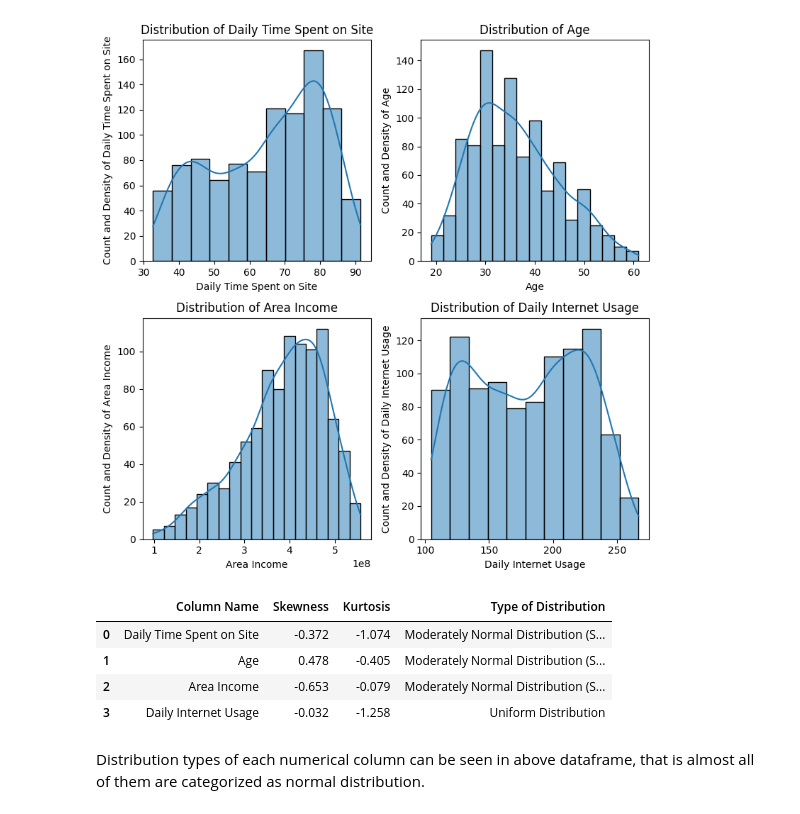
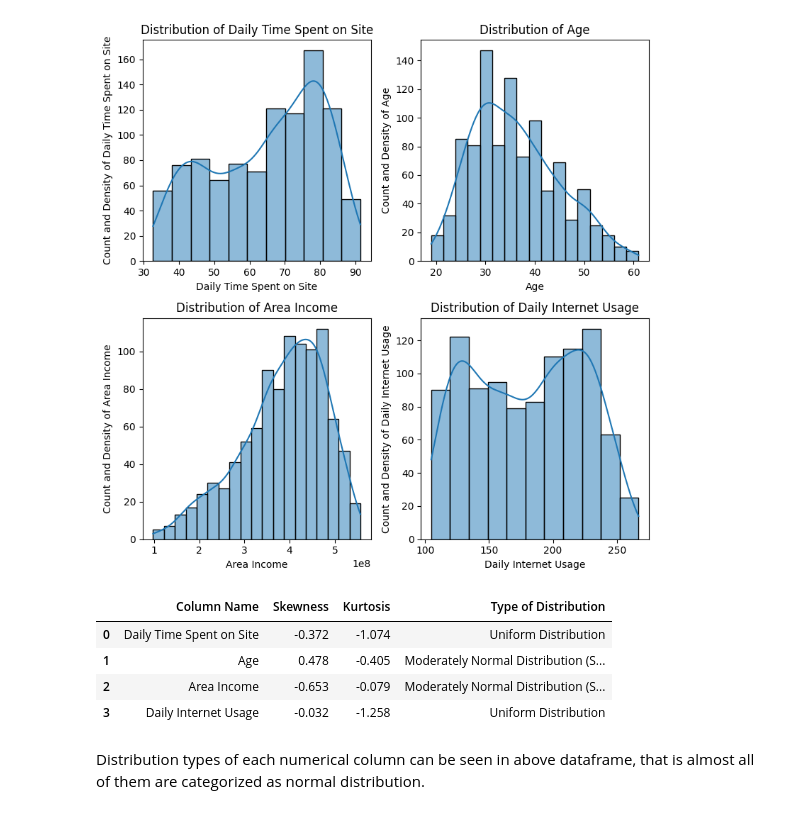
Before and after one commit to mcikalmerdeka/Predict-Customer-Clicked-Ads-Classification-By-Using-Machine-Learning, a Jupyter notebook: Clicked Ads Classification.ipynb, the cells around one changed output. Cells and saved outputs as stored; diff of their text form; code cells hidden in the pictures.

```diff
--- a/Clicked Ads Classification.ipynb
+++ b/Clicked Ads Classification.ipynb
@@ -377,35 +290,35 @@ for column in nums_cols :
         elif -0.5 >= skew_val > -1:
             skew_type = "Moderately Negatively Skewed"
         else :
             skew_type = "Moderately Normal Distribution (Symmetric)"
     else:
         skew_type = "Positively Skewed"
         if skew_val >= 1:
             skew_type = "Highly Positively Skewed"
         elif 0.5 <= skew_val < 1:
             skew_type = "Moderately Positively Skewed"
         else :
             skew_type = "Moderately Normal Distribution (Symmetric)"
 
     skew_type_list.append(skew_type)
     skew_val_list.append(skew_val)
     kurtosis_val_list.append(kurtosis_val)
 
 dist = pd.DataFrame({
     "Column Name":nums_cols,
     "Skewness": skew_val_list,
     "Kurtosis": kurtosis_val_list,
     "Type of Distribution": skew_type_list
 })
 
 # Distribution conditions for uniform and bimodal
-dist.loc[dist['Column Name'].isin(['Daily Internet Usage']), 'Type of Distribution'] = 'Uniform Distribution'
+dist.loc[dist['Column Name'].isin(['Daily Internet Usage', 'Daily Time Spent on Site']), 'Type of Distribution'] = 'Uniform Distribution'
 dist.loc[dist['Column Name'].isin(['Column Name']), 'Type of Distribution'] = 'Bimodal Distribution'
 
 dist
 # %% [output]
 |  | Column Name | Skewness | Kurtosis | Type of Distribution |
-| 0 | Daily Time Spent on Site | -0.372 | -1.074 | Moderately Normal Distribution (S... |
+| 0 | Daily Time Spent on Site | -0.372 | -1.074 | Uniform Distribution |
 | 1 | Age | 0.478 | -0.405 | Moderately Normal Distribution (S... |
 | 2 | Area Income | -0.653 | -0.079 | Moderately Normal Distribution (S... |
 | 3 | Daily Internet Usage | -0.032 | -1.258 | Uniform Distribution |
```
Also changed, not shown: parts of 29 cells of this notebook.
